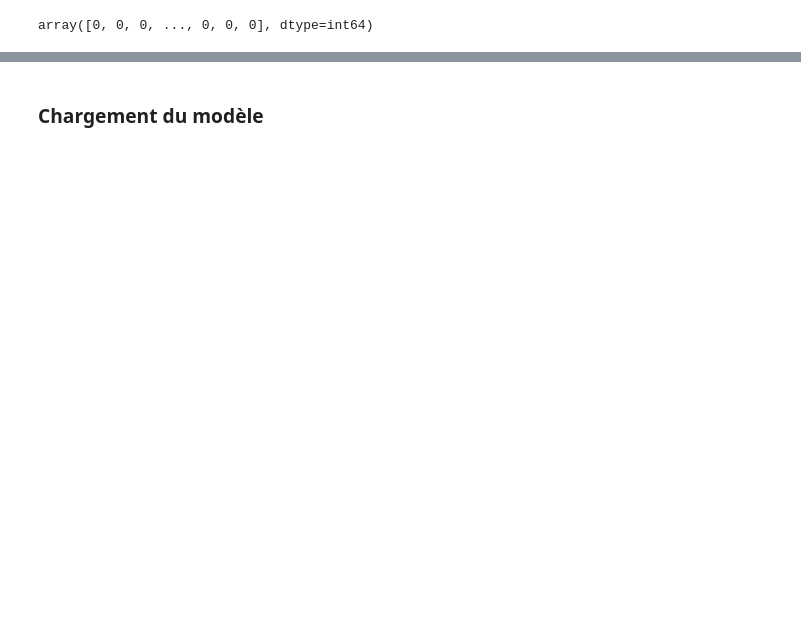
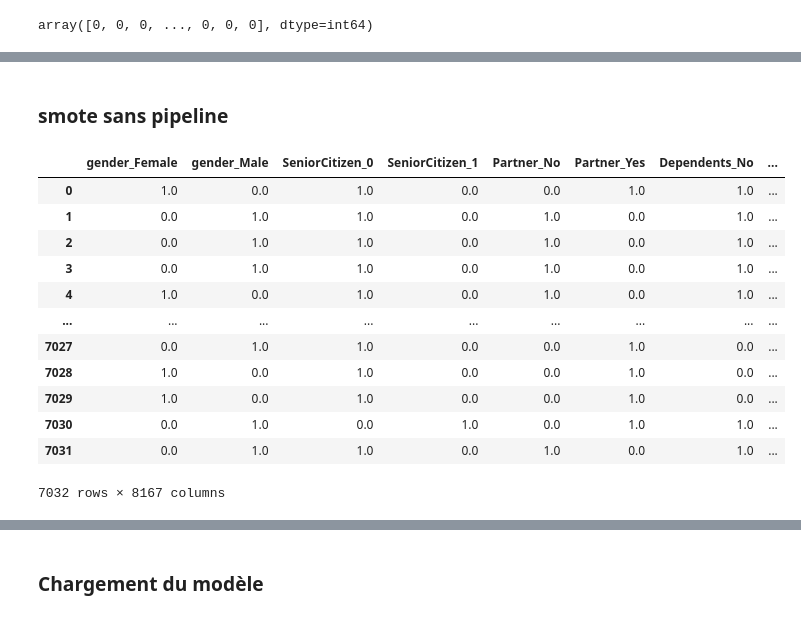
Before and after one commit to ym-0-bm/Perte-de-la-client-le, a Jupyter notebook: Prediction/Modèle de prediction de la perte de clientèle.ipynb, the cells around one changed output, grey strips where cells are left out. Drawn from its saved outputs; the diff is of its cells as text; code cells hidden in the pictures; blank space fills up the shorter version.

```diff
--- a/Prediction/Modèle de prediction de la perte de clientèle.ipynb
+++ b/Prediction/Modèle de prediction de la perte de clientèle.ipynb
@@ -438,0 +611,21 @@ print(metrics.confusion_matrix(y_test, y_pred))
+# %% [markdown]
+### smote sans pipeline
+# %%
+# en_df = OneHotEncoder(handle_unknown='ignore').fit(df)
+en_df = pd.DataFrame(OneHotEncoder(handle_unknown='ignore', sparse_output=False).fit_transform(df), columns=OneHotEncoder().fit(df).get_feature_names_out(df.columns))
+
+en_df
+# %% [output]
+|  | gender_Female | gender_Male | SeniorCitizen_0 | SeniorCitizen_1 | Partner_No | Partner_Yes | Dependents_No | ... |
+| 0 | 1.0 | 0.0 | 1.0 | 0.0 | 0.0 | 1.0 | 1.0 | ... |
+| 1 | 0.0 | 1.0 | 1.0 | 0.0 | 1.0 | 0.0 | 1.0 | ... |
+| 2 | 0.0 | 1.0 | 1.0 | 0.0 | 1.0 | 0.0 | 1.0 | ... |
+| 3 | 0.0 | 1.0 | 1.0 | 0.0 | 1.0 | 0.0 | 1.0 | ... |
+| 4 | 1.0 | 0.0 | 1.0 | 0.0 | 1.0 | 0.0 | 1.0 | ... |
+| ... | ... | ... | ... | ... | ... | ... | ... | ... |
+| 7027 | 0.0 | 1.0 | 1.0 | 0.0 | 0.0 | 1.0 | 0.0 | ... |
+| 7028 | 1.0 | 0.0 | 1.0 | 0.0 | 0.0 | 1.0 | 0.0 | ... |
+| 7029 | 1.0 | 0.0 | 1.0 | 0.0 | 0.0 | 1.0 | 0.0 | ... |
+| 7030 | 0.0 | 1.0 | 0.0 | 1.0 | 0.0 | 1.0 | 1.0 | ... |
+| 7031 | 0.0 | 1.0 | 1.0 | 0.0 | 1.0 | 0.0 | 1.0 | ... |
+7032 rows × 8167 columns
```
Also changed, not shown: parts of 49 cells of this notebook, 2 other files.
